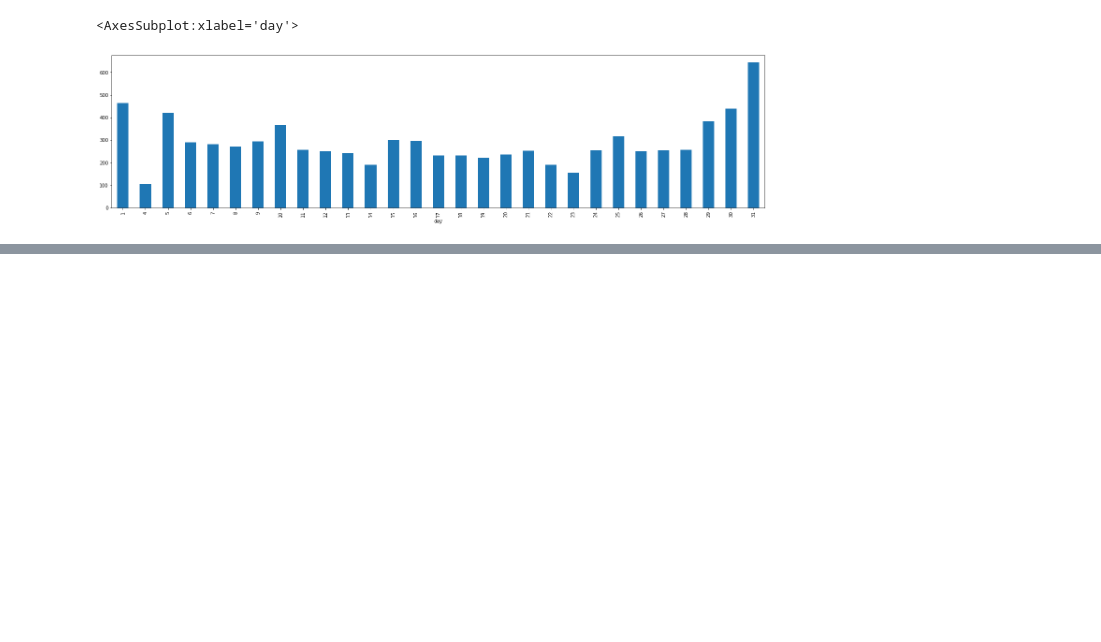
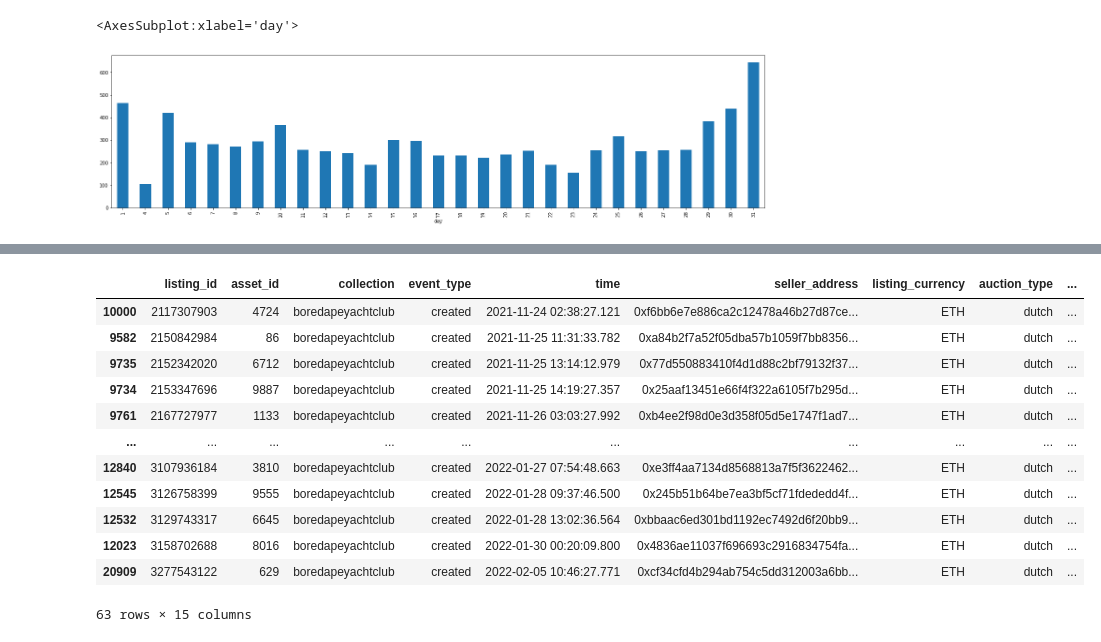
Before and after one commit to SamPink/opensea-stats, a Jupyter notebook: where_missing_data.ipynb, the cells around one changed output, grey strips where cells are left out. Cells and saved outputs as stored; diff of their text form; code cells hidden in the pictures; blank space fills up the shorter version.

```diff
--- a/where_missing_data.ipynb
+++ b/where_missing_data.ipynb
@@ -32,0 +52,3 @@ bayc_listings_jan.groupby(['day']).count()['listing_id'].plot(figsize=(25,6), ki
+# %%
+#sort bayc lsitings by time
+bayc_listings = bayc_listings.sort_values(by=['time'])
@@ -32,0 +64,19 @@ bayc_listings_jan.groupby(['day']).count()['listing_id'].plot(figsize=(25,6), ki
+# %%
+#filter where time difference is greater than 45 minutes
+bayc_listings[bayc_listings['time_diff'] > 45]
+
+#seems there are missing events on 11-24-21
+# %% [output]
+|  | listing_id | asset_id | collection | event_type | time | seller_address | listing_currency | auction_type | ... |
+| 10000 | 2117307903 | 4724 | boredapeyachtclub | created | 2021-11-24 02:38:27.121 | 0xf6bb6e7e886ca2c12478a46b27d87ce... | ETH | dutch | ... |
+| 9582 | 2150842984 | 86 | boredapeyachtclub | created | 2021-11-25 11:31:33.782 | 0xa84b2f7a52f05dba57b1059f7bb8356... | ETH | dutch | ... |
+| 9735 | 2152342020 | 6712 | boredapeyachtclub | created | 2021-11-25 13:14:12.979 | 0x77d550883410f4d1d88c2bf79132f37... | ETH | dutch | ... |
+| 9734 | 2153347696 | 9887 | boredapeyachtclub | created | 2021-11-25 14:19:27.357 | 0x25aaf13451e66f4f322a6105f7b295d... | ETH | dutch | ... |
+| 9761 | 2167727977 | 1133 | boredapeyachtclub | created | 2021-11-26 03:03:27.992 | 0xb4ee2f98d0e3d358f05d5e1747f1ad7... | ETH | dutch | ... |
+| ... | ... | ... | ... | ... | ... | ... | ... | ... | ... |
+| 12840 | 3107936184 | 3810 | boredapeyachtclub | created | 2022-01-27 07:54:48.663 | 0xe3ff4aa7134d8568813a7f5f3622462... | ETH | dutch | ... |
+| 12545 | 3126758399 | 9555 | boredapeyachtclub | created | 2022-01-28 09:37:46.500 | 0x245b51b64be7ea3bf5cf71fdededd4f... | ETH | dutch | ... |
+| 12532 | 3129743317 | 6645 | boredapeyachtclub | created | 2022-01-28 13:02:36.564 | 0xbbaac6ed301bd1192ec7492d6f20bb9... | ETH | dutch | ... |
+| 12023 | 3158702688 | 8016 | boredapeyachtclub | created | 2022-01-30 00:20:09.800 | 0x4836ae11037f696693c2916834754fa... | ETH | dutch | ... |
+| 20909 | 3277543122 | 629 | boredapeyachtclub | created | 2022-02-05 10:46:27.771 | 0xcf34cfd4b294ab754c5dd312003a6bb... | ETH | dutch | ... |
+63 rows × 15 columns
```
Also changed, not shown: parts of 9 cells of this notebook.
